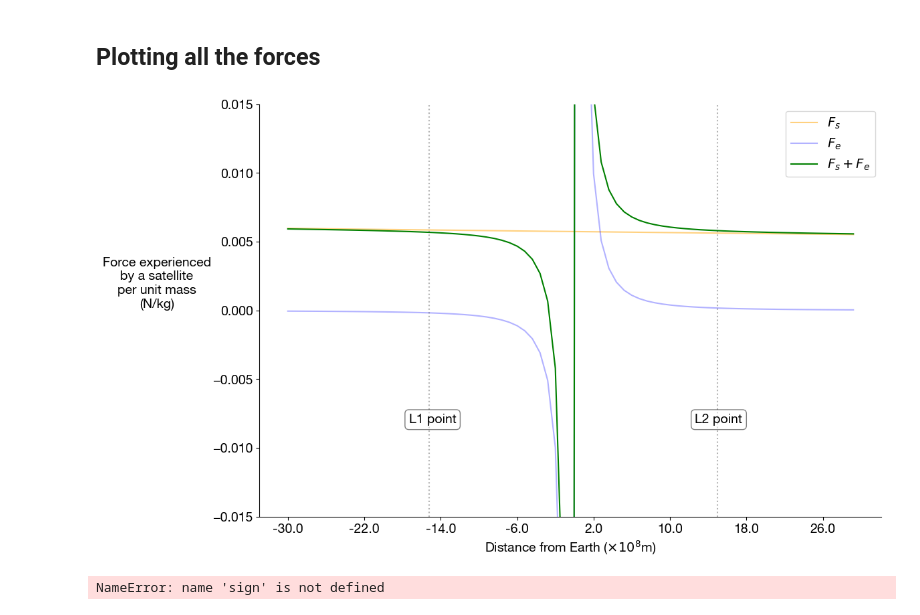
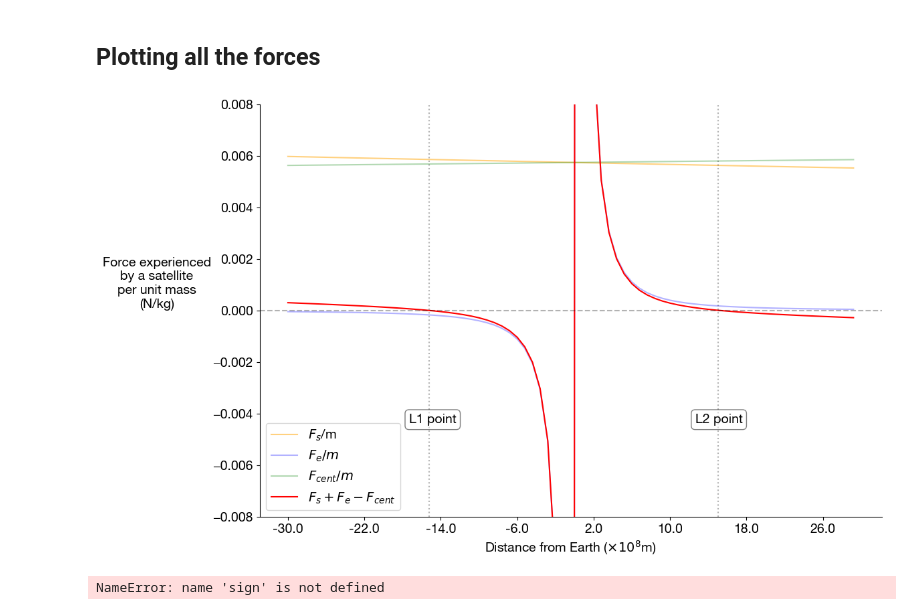
Before and after one commit to abhisheknaik96/lagrange_points, a Jupyter notebook: estimate_lagrange_point.ipynb, the cells around one changed output. Cells and saved outputs as stored; diff of their text form; code cells hidden in the pictures.

Commit message:
created a better force-balance plot

```diff
--- a/estimate_lagrange_point.ipynb
+++ b/estimate_lagrange_point.ipynb
@@ -275,47 +275,44 @@ def sign(num):
     else:
         raise Exception("0 is not allowed")
 
 
 distance_from_earth = list(range(-3000_000_000, 3000_000_000, 80_000_000))
 
-f1_by_m_values = [G * m1 / (R+distance)**2 for distance in distance_from_earth]
-f2_by_m_values = [G * m2 / (distance)**2 * sign(distance) for distance in distance_from_earth]
-f_cent_by_m = [f1_by_m_values[i] + f2_by_m_values[i] for i,_ in enumerate(distance_from_earth)]
-
-# plt.plot(f1_by_m_values, label='Gravitational force due to the Sun')
-# plt.plot(f2_by_m_values, label='Gravitational force due to the Earth', alpha=0.3, marker='-')
-# plt.plot(f_cent_by_m, label='Centripetal force', alpha=0.3, marker='-')
+f1_by_m_values = np.array([G * m1 / (R+distance)**2 for distance in distance_from_earth])
+f2_by_m_values = np.array([G * m2 / (distance)**2 * sign(distance) for distance in distance_from_earth])
+f_cent_by_m = np.array([w_m2**2 * (R+distance) for distance in distance_from_earth])
 
 fig, ax = plt.subplots(1, 1, figsize=(12,8))
-plt.plot(f1_by_m_values, label=r'$F_s$', alpha=0.5, linestyle='-', color='orange')
-# plt.plot(np.array(f2_by_m_values) + np.array(f_cent_by_m), label=r'$F_e + F_{cent}$')
-plt.plot(f2_by_m_values, label=r'$F_{e}$', alpha=0.3, linestyle='-', color='blue')
-plt.plot(f_cent_by_m, label=r'$F_{s} + F_{e}$', color='green')#, alpha=0.3, linestyle='--')
-# plt.axhline(0.0, alpha=0.3, linestyle='--')
+plt.plot(f1_by_m_values, label=r'$F_s$/m', alpha=0.5, linestyle='-', color='orange')
+plt.plot(f2_by_m_values, label=r'$F_{e}/m$', alpha=0.3, linestyle='-', color='blue')
+plt.plot(f_cent_by_m, label=r'$F_{cent}/m$', alpha=0.3, linestyle='-', color='green')
+plt.plot(f1_by_m_values + f2_by_m_values - f_cent_by_m, label=r'$F_{s} + F_{e} - F_{cent}$', linestyle='-', color='red')
+# plt.plot(f_cent_by_m, label=r'$F_{cent}/m$', color='green')#, alpha=0.3, linestyle='--')
+plt.axhline(0.00, alpha=0.3, linestyle='--', color='black')
 
 plt.legend()
 plt.xlabel(r'Distance from Earth ($\times 10^8$m)')
 # plt.xlabel(r'Distance from Earth (m)')
 plt.ylabel('Force experienced\nby a satellite\nper unit mass\n(N/kg)', rotation=0, labelpad=60)
-plt.ylim(-0.015, 0.015)
+plt.ylim(-0.008, 0.008)
 
 ax.text(0.24, 0.25, "L1 point", transform=ax.transAxes, fontsize=14,
         verticalalignment='top', bbox=dict(boxstyle='round', facecolor='white', alpha=0.5))
 ax.text(0.7, 0.25, "L2 point", transform=ax.transAxes, fontsize=14,
         verticalalignment='top', bbox=dict(boxstyle='round', facecolor='white', alpha=0.5))
 
 fig.canvas.draw()
 labels = [item.get_text() for item in ax.get_xticklabels()]
 for i,label in enumerate(labels[1:-1]):   # the first and last label is not shown for some reason
     labels[i+1] = str(distance_from_earth[int(label)]//1e8)
 ax.set_xticklabels(labels)
 plt.axvline(18.5, alpha=0.3, linestyle='dotted', color='black')
 plt.axvline(56.25, alpha=0.3, linestyle='dotted', color='black')
 # plt.axhline(0.0057, alpha=0.3, linestyle='--', color='black')
 
 plt.show()
 # %% [output]
-[figure, old version]
+[figure, new version]
 # %%
 sign(-100)
 # %% [output]
```
